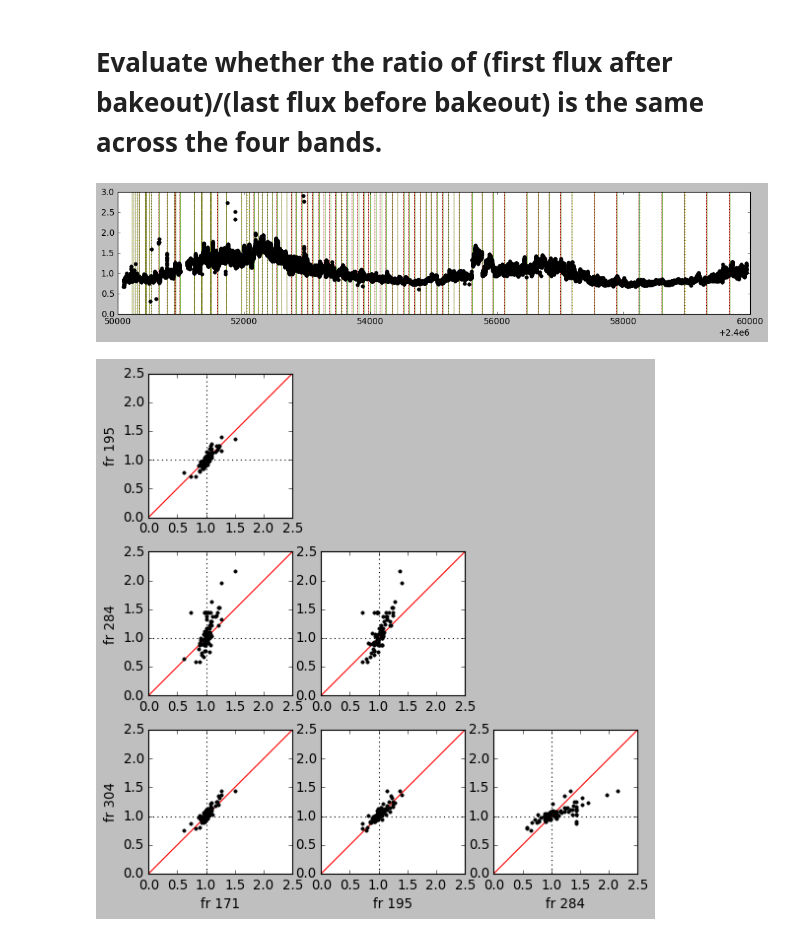
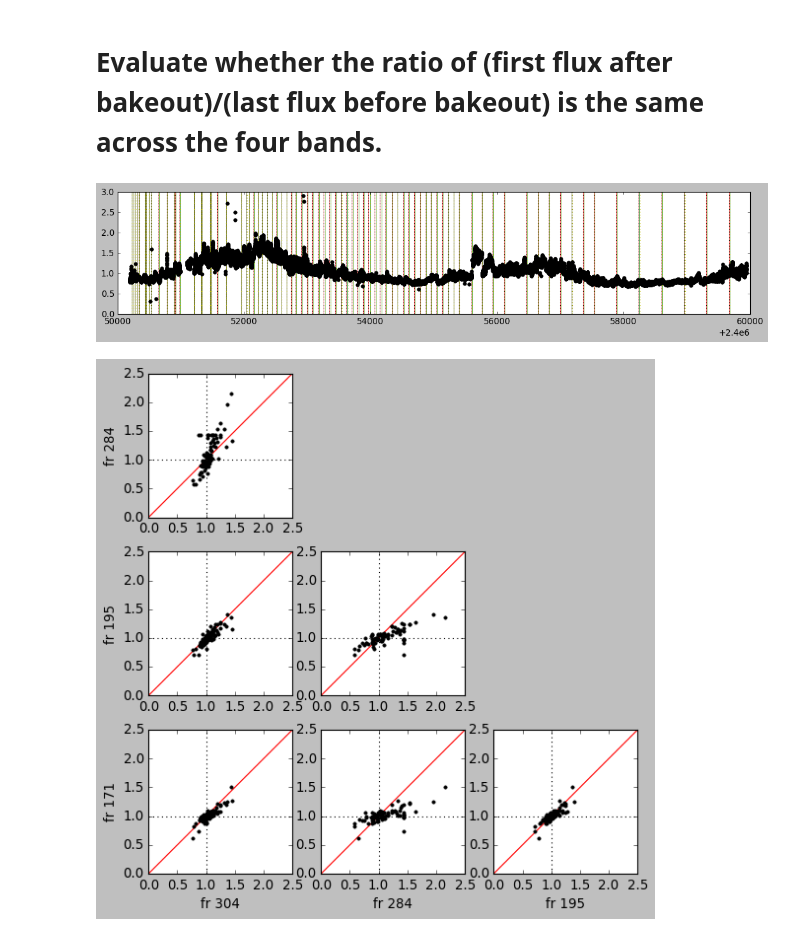
Before and after one commit to esandford/archivalSOHO, a Jupyter notebook: data/EITbakeoutDiscontinuities.ipynb, the cells around one changed output. Saved outputs shown, nothing was run; the diff lists cells and outputs as text; code cells hidden in the pictures.

```diff
--- a/data/EITbakeoutDiscontinuities.ipynb
+++ b/data/EITbakeoutDiscontinuities.ipynb
@@ -280,7 +296,7 @@ uarr = u171
 fluxnorm = np.median(farr[~np.isnan(farr)])
 
 ax.errorbar(tarr, farr/fluxnorm, yerr=uarr/fluxnorm, ls='None', elinewidth=1, capsize=0, marker='.',ms=10,c='k',ecolor='k')
-for i in range(80):
+for i in range(81):
     bakeoutStartDate = heaterOn[i]['jd']
     bakeoutEndDate = heaterOff[i]['jd']
 
@@ -295,15 +311,15 @@ for i in range(80):
 #ax.set_ylim(0.,10)
 plt.show()
 # %% [output]
-[figure, old version]
+[figure, new version]
 # %%
 #flux ratios
-fr171 = np.zeros(80)
-fr195 = np.zeros(80)
-fr284 = np.zeros(80)
-fr304 = np.zeros(80)
+fr171 = np.zeros(81)
+fr195 = np.zeros(81)
+fr284 = np.zeros(81)
+fr304 = np.zeros(81)
 
-for j in range(80):
+for j in range(81):
     first,last,fr304_j = bakeoutFluxRatio(t304, f304, bakeoutStart = heaterOn[j]['jd'],bakeoutEnd=heaterOff[j]['jd'])
     fr304[j] = fr304_j
     first,last,fr284_j = bakeoutFluxRatio(t284, f284, bakeoutStart = heaterOn[j]['jd'],bakeoutEnd=heaterOff[j]['jd'])
@@ -315,35 +331,35 @@ for j in range(80):
 # %%
 fig, axes = plt.subplots(3,3,figsize=(8,8))
 
-axes[0,0].plot(fr171,fr195,'k.',zorder=2)
-axes[1,0].plot(fr171,fr284,'k.',zorder=2)
-axes[2,0].plot(fr171,fr304,'k.',zorder=2)
+axes[0,0].plot(fr304,fr284,'k.',zorder=2)
+axes[1,0].plot(fr304,fr195,'k.',zorder=2)
+axes[2,0].plot(fr304,fr171,'k.',zorder=2)
 
-axes[1,1].plot(fr195,fr284,'k.',zorder=2)
-axes[2,1].plot(fr195,fr304,'k.',zorder=2)
+axes[1,1].plot(fr284,fr195,'k.',zorder=2)
+axes[2,1].plot(fr284,fr171,'k.',zorder=2)
 
-axes[2,2].plot(fr284,fr304,'k.',zorder=2)
+axes[2,2].plot(fr195,fr171,'k.',zorder=2)
 
-axes[2,0].set_xlabel("fr 171")
-axes[0,0].set_ylabel("fr 195")
+axes[2,0].set_xlabel("fr 304")
+axes[0,0].set_ylabel("fr 284")
 
-axes[1,0].set_ylabel("fr 284")
-axes[2,0].set_ylabel("fr 304")
+axes[1,0].set_ylabel("fr 195")
+axes[2,0].set_ylabel("fr 171")
 
-axes[2,1].set_xlabel("fr 195")
-axes[2,2].set_xlabel("fr 284")
+axes[2,1].set_xlabel("fr 284")
+axes[2,2].set_xlabel("fr 195")
 
 for ax in [axes[0,1],axes[0,2],axes[1,2]]:
     ax.axis("off")
 
 for ax in [axes[0,0],axes[1,0],axes[1,1],axes[2,0],axes[2,1],axes[2,2]]:
     ax.set_xlim(0,2.5)
     ax.set_ylim(0,2.5)
     ax.plot(np.linspace(0,2.5,10),np.linspace(0,2.5,10),'r-',zorder=1)
     ax.axhline(1.0,ls=":",color='k',zorder=1)
     ax.axvline(1.0,ls=":",color='k',zorder=1)
     ax.set_aspect("equal")
 
 plt.show()
 # %% [output]
-[figure, old version]
+[figure, new version]
```
Also changed, not shown: parts of 5 cells of this notebook, 26 other files.
